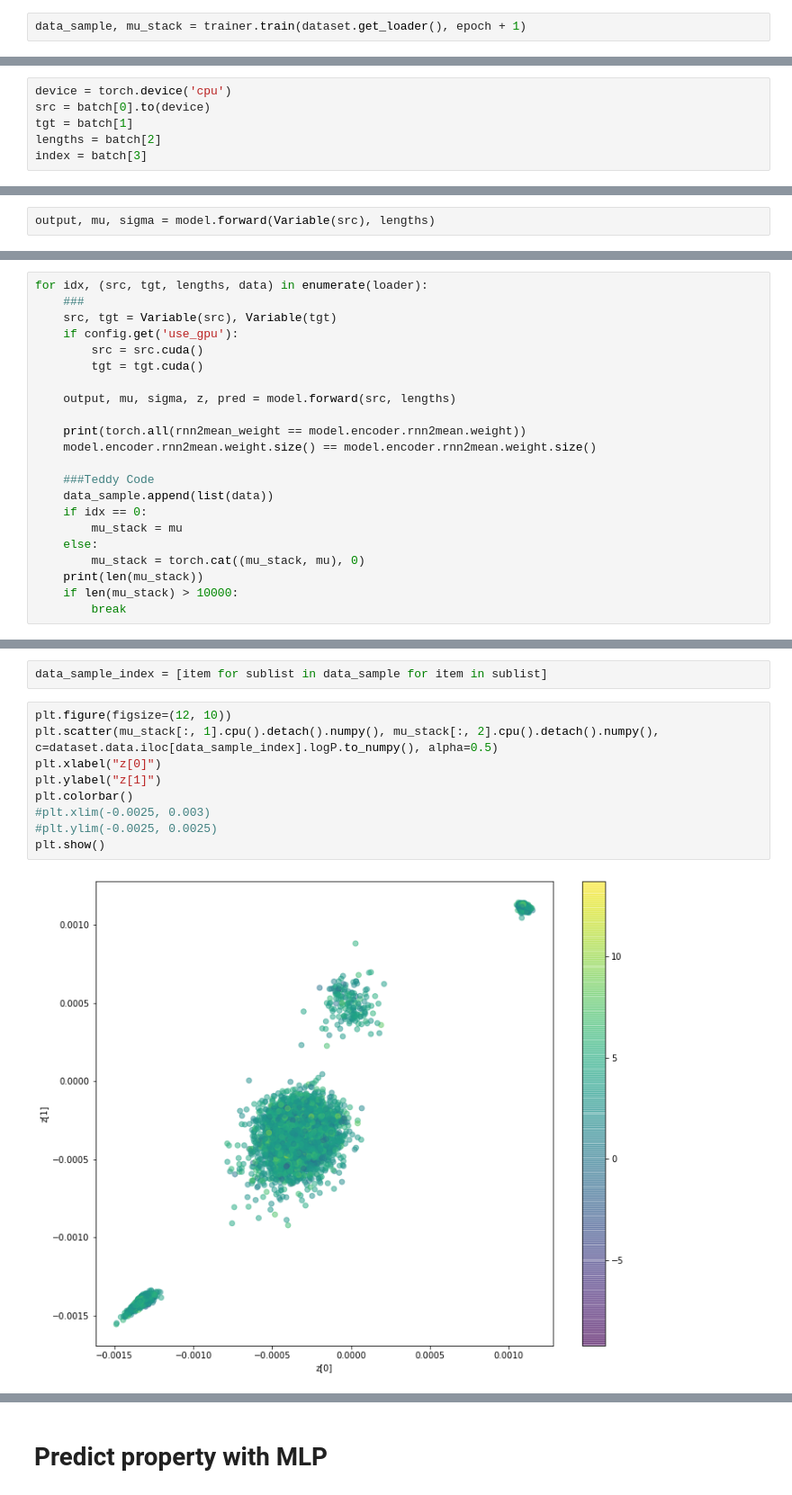
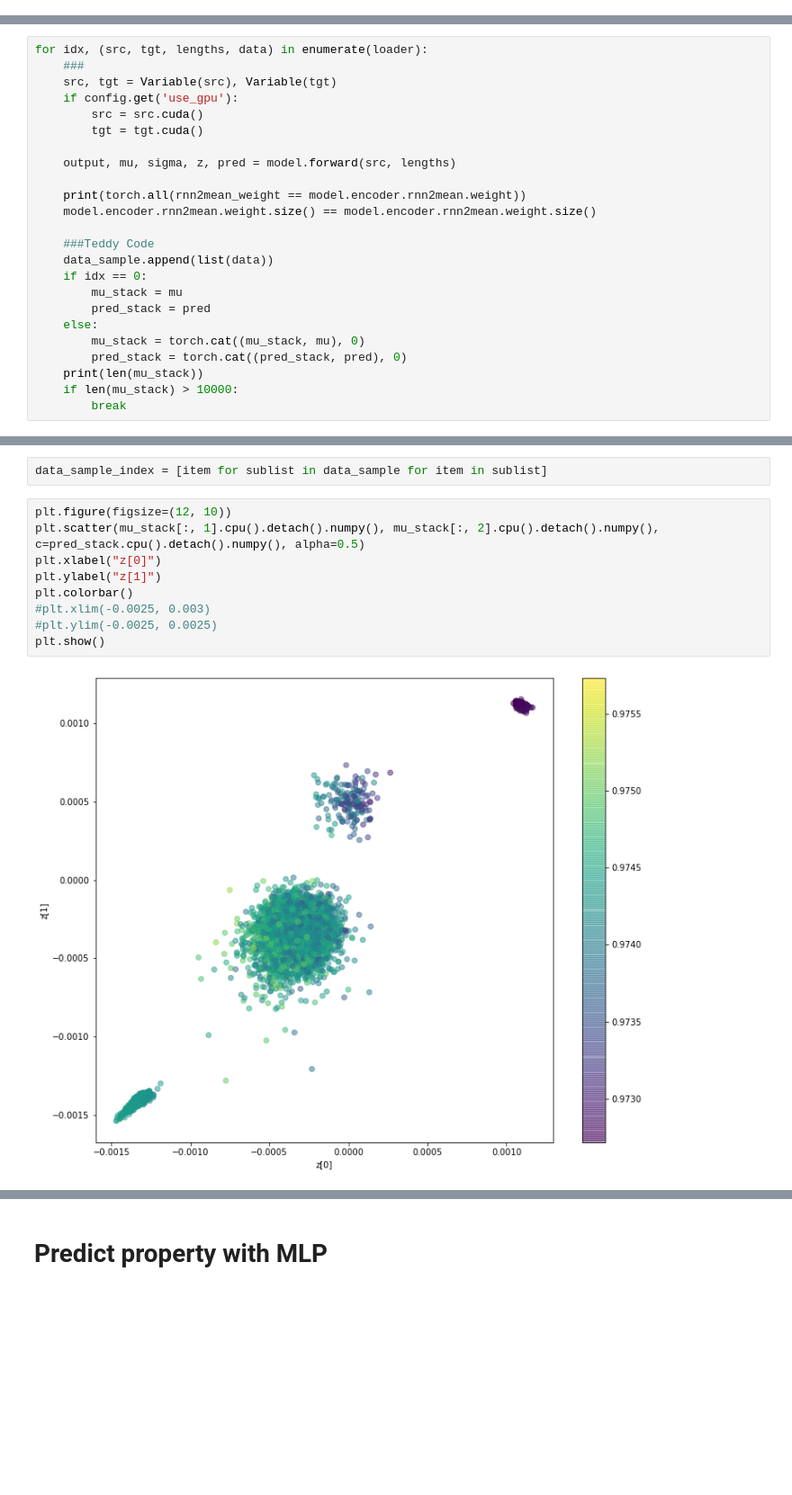
Before and after one commit to panukorn17/drug_discovery_models, a Jupyter notebook: fragment-based-dgm/Latent Space Optimisation.ipynb, the cells around one changed output, grey strips where cells are left out. Shown at 90% size. Drawn from its saved outputs; the diff is of its cells as text; blank space fills up the shorter version.

```diff
--- a/fragment-based-dgm/Latent Space Optimisation.ipynb
+++ b/fragment-based-dgm/Latent Space Optimisation.ipynb
@@ -41,2 +25,0 @@ loading best_loss.pt at epoch 9...
-# %%
-data_sample, mu_stack = trainer.train(dataset.get_loader(), epoch + 1)
@@ -162,6 +25,0 @@ Data loaded. Size: 1090461. Time elapsed: 00:00:00.
-# %%
-device = torch.device('cpu')
-src = batch[0].to(device)
-tgt = batch[1]
-lengths = batch[2]
-index = batch[3]
@@ -178,2 +25,0 @@ logP = dataset.data.iloc[list(index)].logP.to_numpy()
-# %%
-output, mu, sigma = model.forward(Variable(src), lengths)
@@ -265,8 +98,10 @@ for idx, (src, tgt, lengths, data) in enumerate(loader):
     data_sample.append(list(data))
     if idx == 0:
         mu_stack = mu
+        pred_stack = pred
     else:
         mu_stack = torch.cat((mu_stack, mu), 0)
+        pred_stack = torch.cat((pred_stack, pred), 0)
     print(len(mu_stack))
     if len(mu_stack) > 10000:
         break
@@ -292,12 +127,12 @@ tensor(True, device='cuda:0')
 data_sample_index = [item for sublist in data_sample for item in sublist]
 # %%
 plt.figure(figsize=(12, 10))
-plt.scatter(mu_stack[:, 1].cpu().detach().numpy(), mu_stack[:, 2].cpu().detach().numpy(), c=dataset.data.iloc[data_sample_index].logP.to_numpy(), alpha=0.5)
+plt.scatter(mu_stack[:, 1].cpu().detach().numpy(), mu_stack[:, 2].cpu().detach().numpy(), c=pred_stack.cpu().detach().numpy(), alpha=0.5)
 plt.xlabel("z[0]")
 plt.ylabel("z[1]")
 plt.colorbar()
 #plt.xlim(-0.0025, 0.003)
 #plt.ylim(-0.0025, 0.0025)
 plt.show()
 # %% [output]
-[figure, old version]
+[figure, new version]
```
Also changed, not shown: parts of 27 cells of this notebook.
